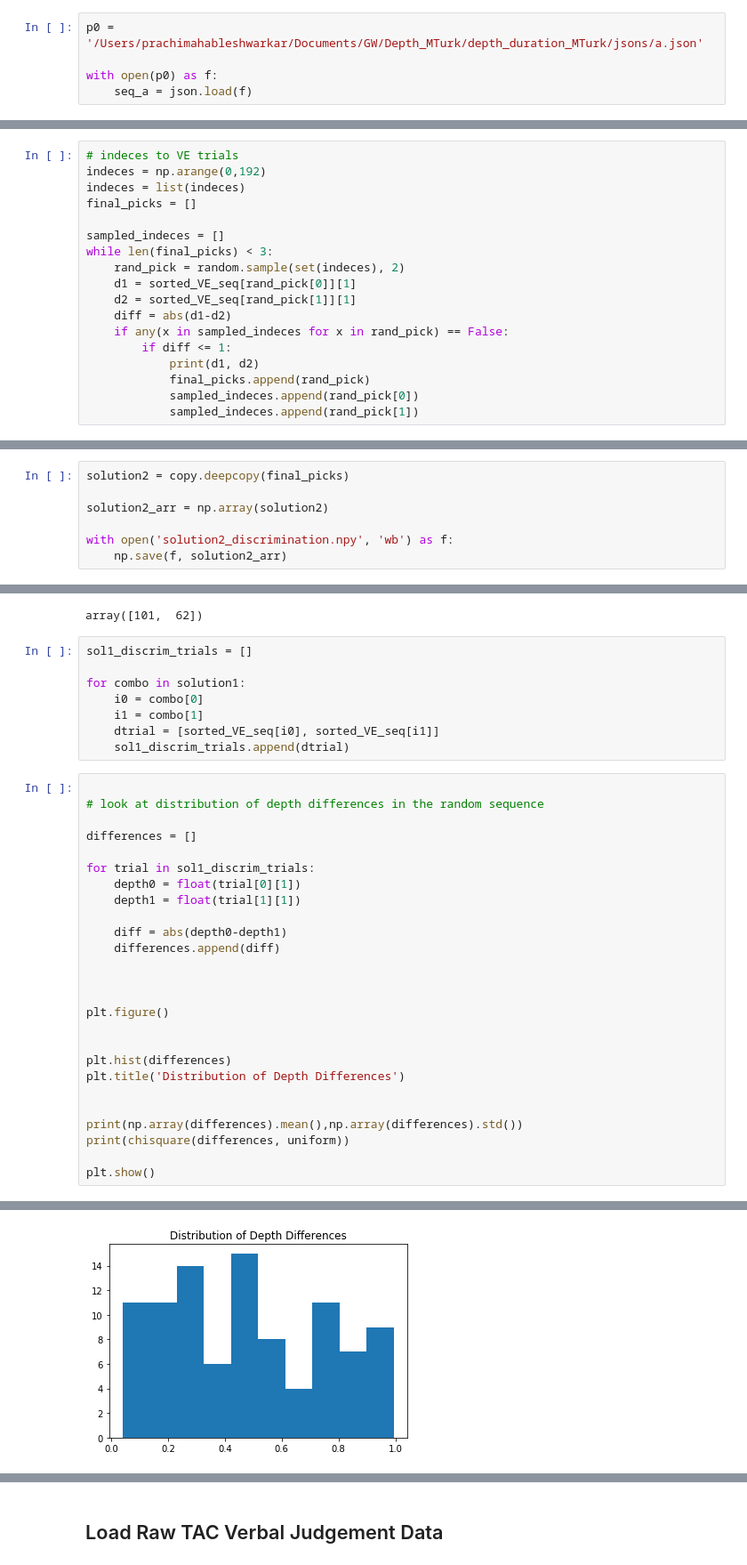
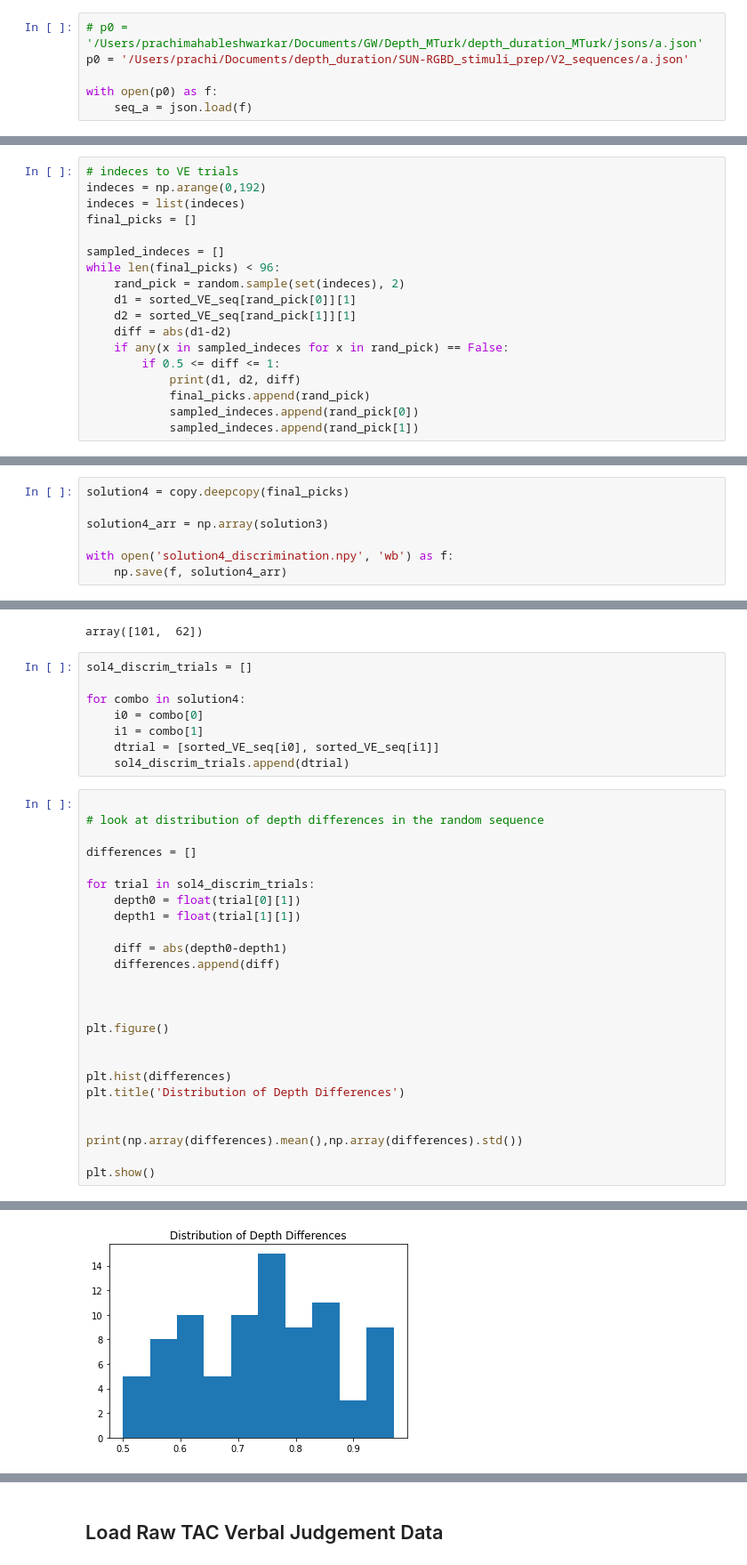
Before and after one commit to prachimahab/depth_discrimination, a Jupyter notebook: v3_discrimination_sequences.ipynb, the cells around one changed output, grey strips where cells are left out. Shown at 89% size. Drawn from its saved outputs; the diff is of its cells as text.

```diff
--- a/v3_discrimination_sequences.ipynb
+++ b/v3_discrimination_sequences.ipynb
@@ -15,7 +15,8 @@ import copy
 from scipy.stats import chisquare
 from scipy.stats import chi2_contingency
 # %%
-p0 = '/Users/prachimahableshwarkar/Documents/GW/Depth_MTurk/depth_duration_MTurk/jsons/a.json'
+# p0 = '/Users/prachimahableshwarkar/Documents/GW/Depth_MTurk/depth_duration_MTurk/jsons/a.json'
+p0 = '/Users/prachi/Documents/depth_duration/SUN-RGBD_stimuli_prep/V2_sequences/a.json'
 
 with open(p0) as f:
     seq_a = json.load(f)
@@ -189,14 +184,14 @@ indeces = list(indeces)
 final_picks = []
 
 sampled_indeces = []
-while len(final_picks) < 3:
+while len(final_picks) < 96:
     rand_pick = random.sample(set(indeces), 2)
     d1 = sorted_VE_seq[rand_pick[0]][1]
     d2 = sorted_VE_seq[rand_pick[1]][1]
     diff = abs(d1-d2)
     if any(x in sampled_indeces for x in rand_pick) == False:
-        if diff <= 1:
-            print(d1, d2)
+        if 0.5 <= diff <= 1:
+            print(d1, d2, diff)
             final_picks.append(rand_pick)
             sampled_indeces.append(rand_pick[0])
             sampled_indeces.append(rand_pick[1])
@@ -237,9 +252,9 @@ VE_seq[0]
 ['depth_duration_stimuli/002750_2014-06-22_19-08-03_094959634447_rgbf000094-resize_4/002750_2014-06-22_19-08-03_094959634447_rgbf000094-resize_4-original.jpg',
  2.354]
 # %%
-solution2 = copy.deepcopy(final_picks)
+solution4 = copy.deepcopy(final_picks)
 
-solution2_arr = np.array(solution2)
+solution4_arr = np.array(solution3)
 
-with open('solution2_discrimination.npy', 'wb') as f:
-    np.save(f, solution2_arr)
+with open('solution4_discrimination.npy', 'wb') as f:
+    np.save(f, solution4_arr)
@@ -270,20 +292,20 @@ solution1_arr[0]
 # %% [output]
 array([101,  62])
 # %%
-sol1_discrim_trials = []
+sol4_discrim_trials = []
 
-for combo in solution1:
+for combo in solution4:
     i0 = combo[0]
     i1 = combo[1]
     dtrial = [sorted_VE_seq[i0], sorted_VE_seq[i1]]
-    sol1_discrim_trials.append(dtrial)
+    sol4_discrim_trials.append(dtrial)
 # %%
 
 # look at distribution of depth differences in the random sequence
 
 differences = []
 
-for trial in sol1_discrim_trials:
+for trial in sol4_discrim_trials:
     depth0 = float(trial[0][1])
     depth1 = float(trial[1][1])
 
@@ -300,7 +322,6 @@ plt.title('Distribution of Depth Differences')
 
 
 print(np.array(differences).mean(),np.array(differences).std())
-print(chisquare(differences, uniform))
 
 plt.show()
 # %% [output]
@@ -309,2 +329,2 @@ Power_divergenceResult(statistic=126.65087736653955, pvalue=0.016637978390927104
-[figure, old version]
+[figure, new version]
 # %%
```
Also changed, not shown: parts of 15 cells of this notebook, 4 other files.
